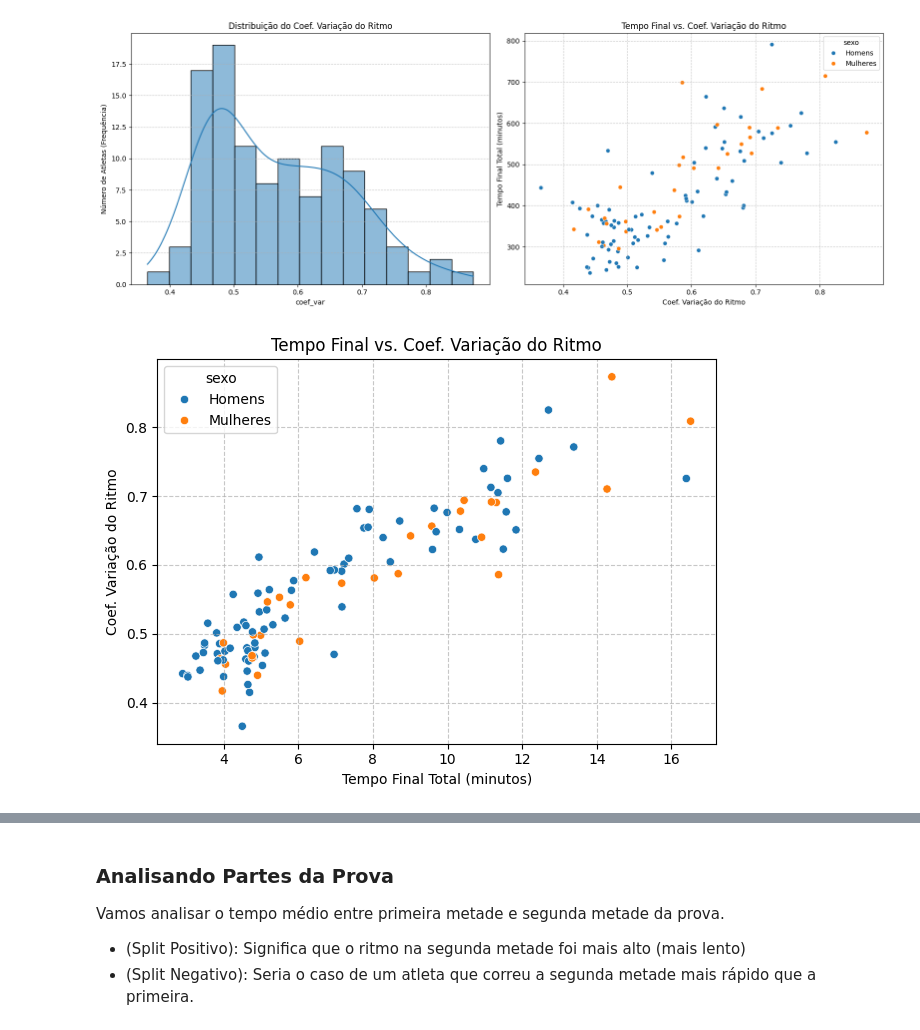
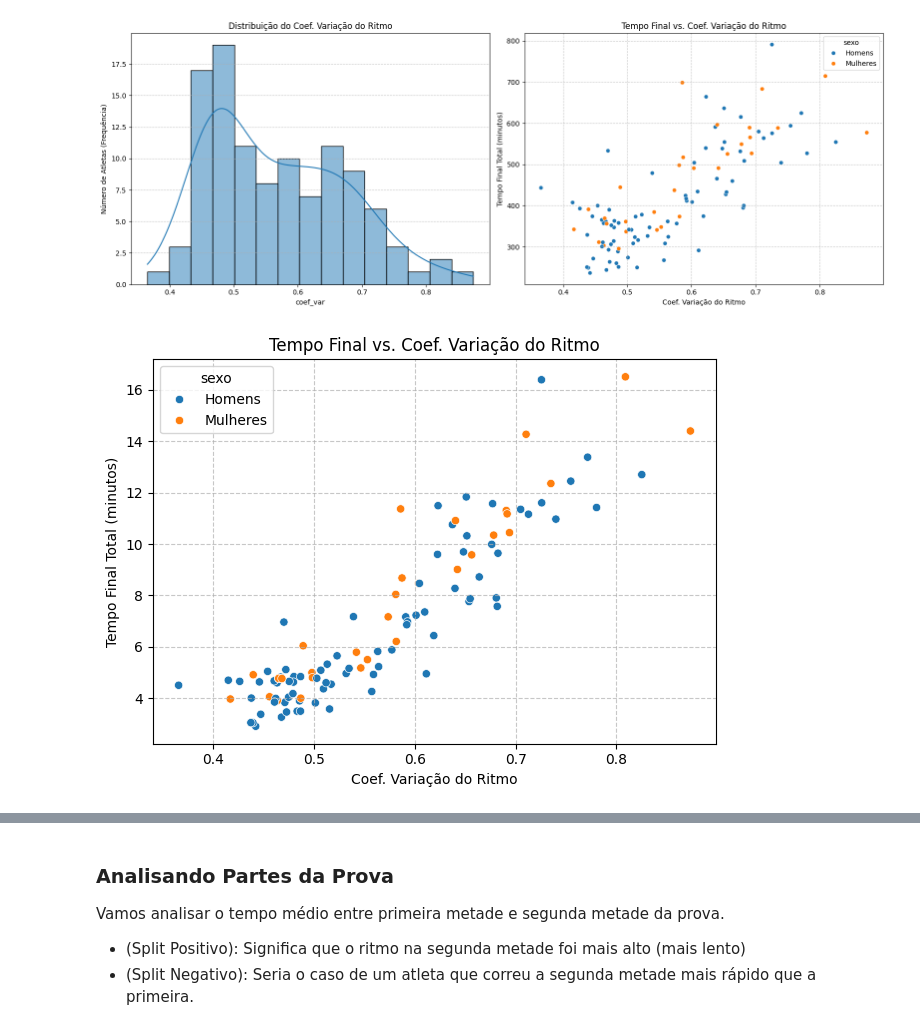
Before and after one commit to joaomts/-strava_analytics, a Jupyter notebook: analises_provas.ipynb, the cells around one changed output, grey strips where cells are left out. Saved outputs shown, nothing was run; the diff lists cells and outputs as text; code cells hidden in the pictures.

```diff
--- a/analises_provas.ipynb
+++ b/analises_provas.ipynb
@@ -580,16 +1141,16 @@ plt.show()
 # %%
 sns.scatterplot(
     data=df_coef_var,
-    y="coef_var",
-    x="Variabilidade_Ritmo_min_std",
+    x="coef_var",
+    y="Variabilidade_Ritmo_min_std",
     hue="sexo",  # Direciona o plot para o segundo eixo
 )
 plt.title("Tempo Final vs. Coef. Variação do Ritmo")
-plt.ylabel("Coef. Variação do Ritmo")
-plt.xlabel("Tempo Final Total (minutos)")
+plt.xlabel("Coef. Variação do Ritmo")
+plt.ylabel("Tempo Final Total (minutos)")
 plt.grid(linestyle="--", alpha=0.7)
 
 plt.tight_layout()
 plt.show()
 # %% [output]
-[figure, old version]
+[figure, new version]
```
Also changed, not shown: parts of 44 cells of this notebook, 2 other files.
